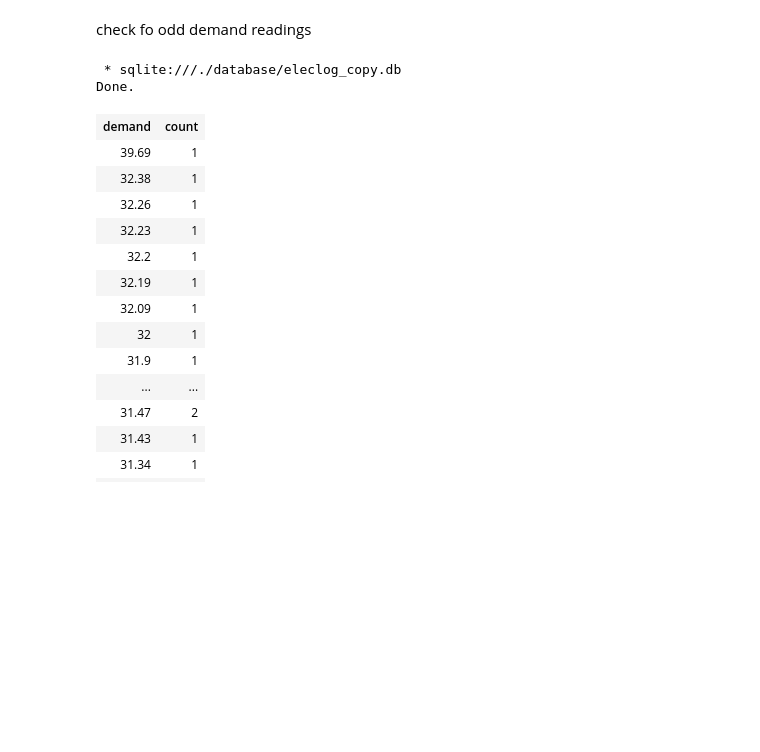
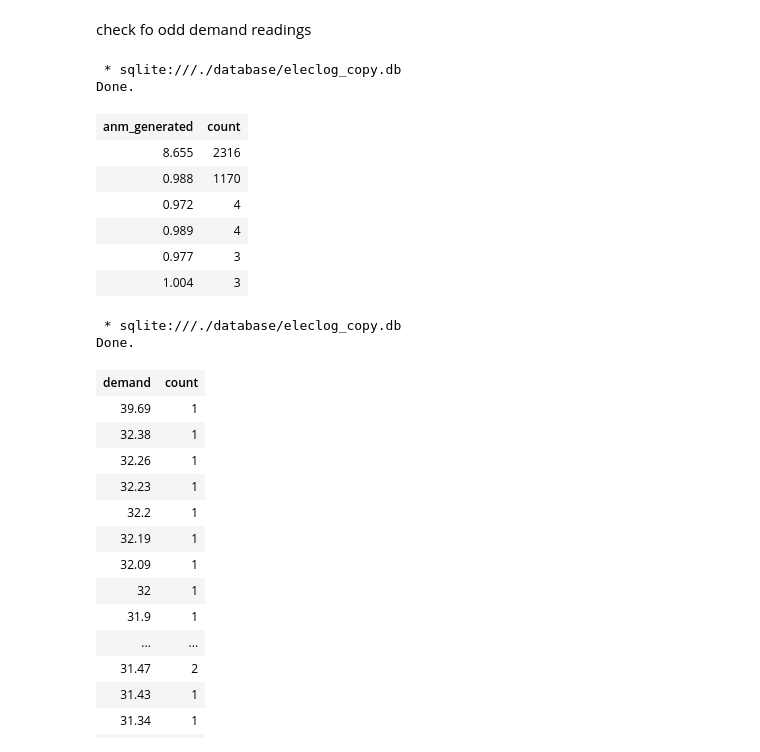
Before and after one commit to srendall91/orkney-electricity, a Jupyter notebook: dataclean/BadData.ipynb, the cells around one changed output. Cells and saved outputs as stored; diff of their text form; code cells hidden in the pictures; blank space fills up the shorter version.

```diff
--- a/dataclean/BadData.ipynb
+++ b/dataclean/BadData.ipynb
@@ -131,5 +183,23 @@ Done.
 # %% [markdown]
 check fo odd demand readings
+# %%
+%%sql
+SELECT anm_generated, COUNT(*) count
+    FROM readings
+    where substr(timestamp, 6, 5) > '02-17' and substr(timestamp, 6, 5) < '02-21'
+    GROUP BY anm_generated
+    order by count desc
+    limit 6
+# %% [output]
+ * sqlite:///./database/eleclog_copy.db
+Done.
+| anm_generated | count |
+| 8.655 | 2316 |
+| 0.988 | 1170 |
+| 0.972 | 4 |
+| 0.989 | 4 |
+| 0.977 | 3 |
+| 1.004 | 3 |
 # %%
 %%sql
 SELECT demand, COUNT(*) count
```
Also changed, not shown: parts of 10 cells of this notebook.
